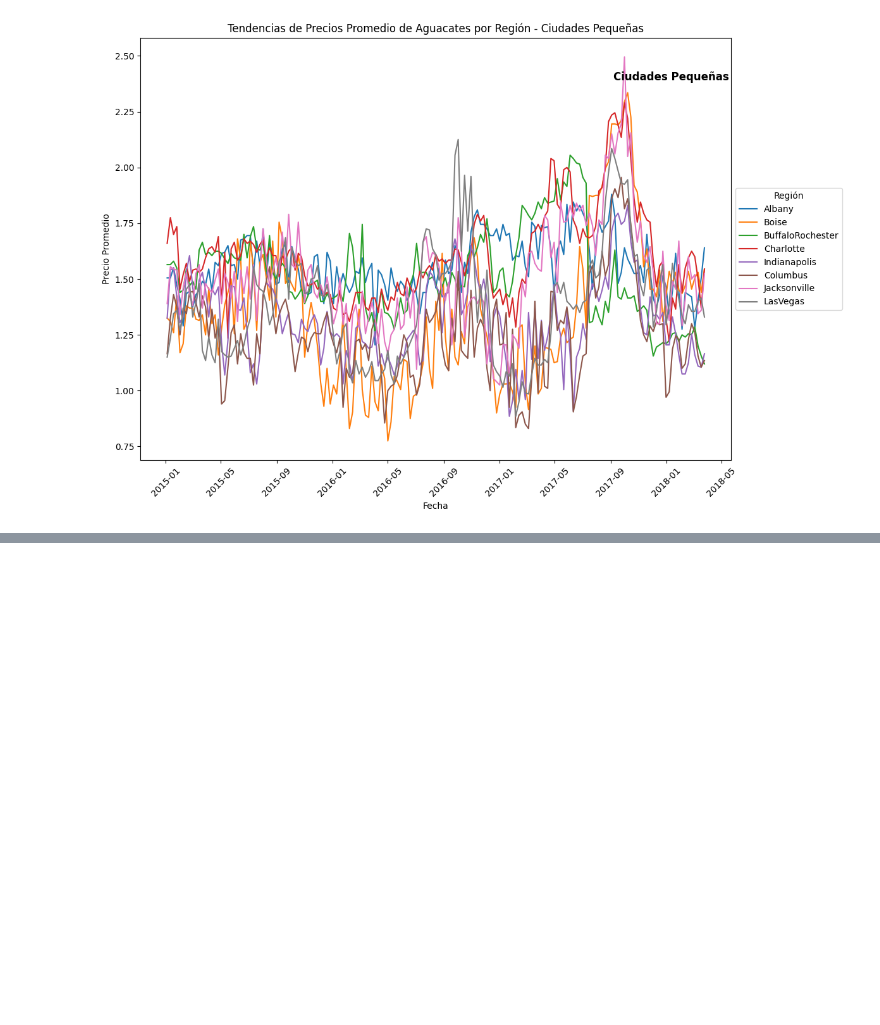
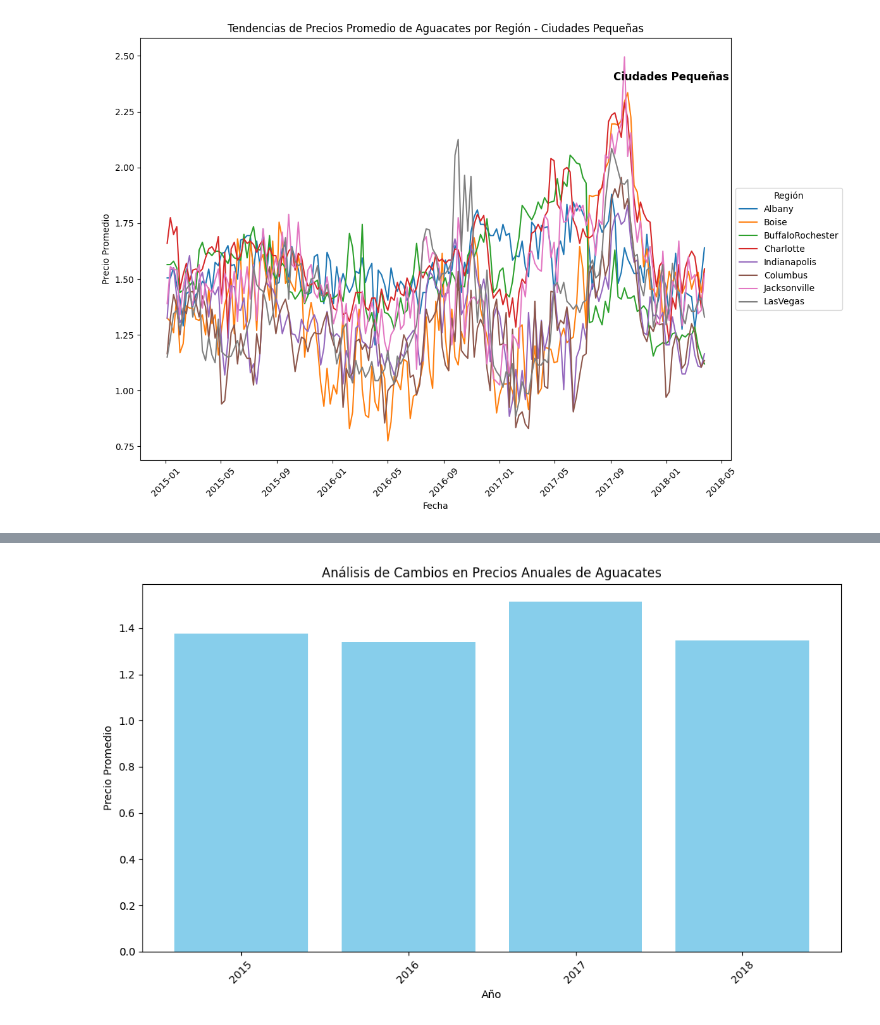
Before and after one commit to Layola27/Proyecto1-IA, a Jupyter notebook: proyectoV2.ipynb, the cells around one changed output, grey strips where cells are left out. Saved outputs shown, nothing was run; the diff lists cells and outputs as text; code cells hidden in the pictures; blank space fills up the shorter version.

```diff
--- a/proyectoV2.ipynb
+++ b/proyectoV2.ipynb
@@ -559,0 +660,18 @@ for idx, cohort in enumerate(cohortes_tamano_ciudad):
+# %%
+#1.5
+data['year'] = data['Date'].dt.year
+
+# Agrupar por año y calcular el precio promedio de aguacates
+annual_avg_prices = data.groupby('year')['AveragePrice'].mean().reset_index()
+
+# Graficar los resultados
+plt.figure(figsize=(10, 6))
+plt.bar(annual_avg_prices['year'], annual_avg_prices['AveragePrice'], color='skyblue')
+plt.title('Análisis de Cambios en Precios Anuales de Aguacates')
+plt.xlabel('Año')
+plt.ylabel('Precio Promedio')
+plt.xticks(annual_avg_prices['year'], rotation=45)
+plt.tight_layout()
+plt.show()
+# %% [output]
+[figure, added]
```
Also changed, not shown: parts of 19 cells of this notebook.
